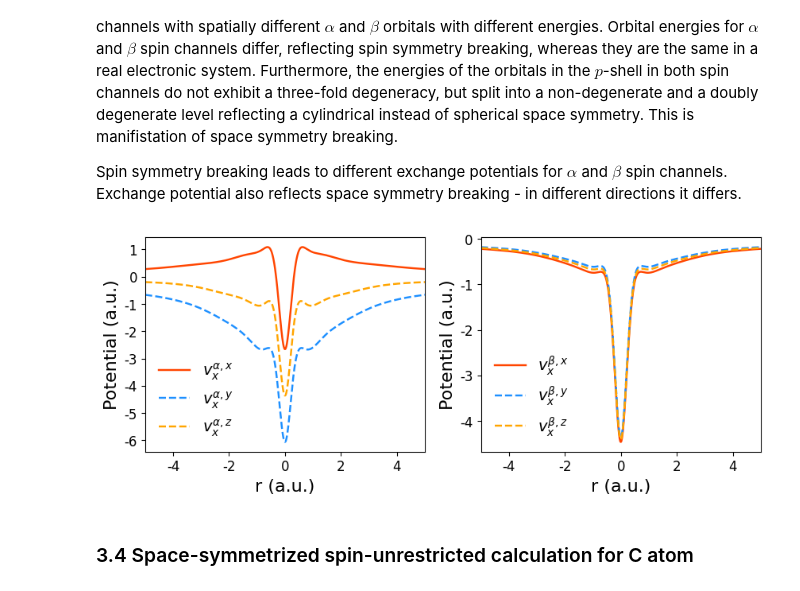
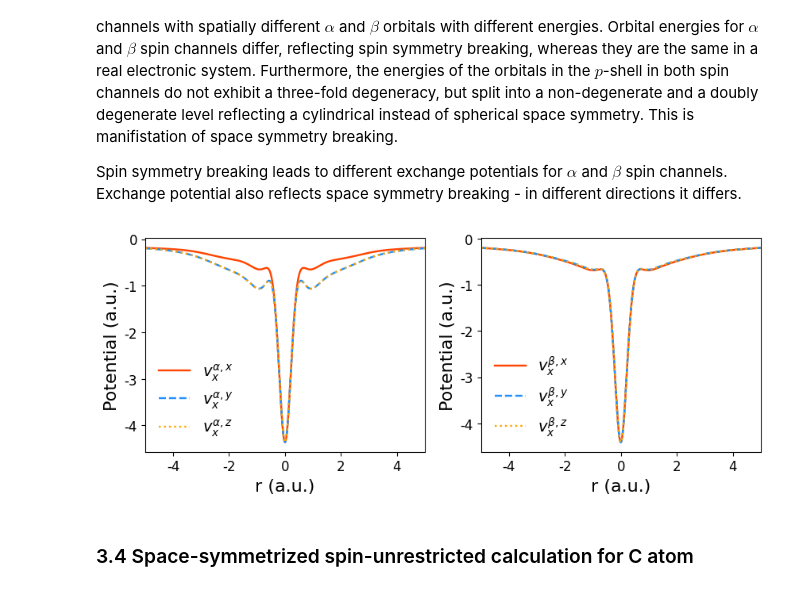
Before and after one commit to EgorTrushin/PyOEP, a Jupyter notebook: EXXOEP.ipynb, the cells around one changed output. Drawn from its saved outputs; the diff is of its cells as text; code cells hidden in the pictures.

```diff
--- a/EXXOEP.ipynb
+++ b/EXXOEP.ipynb
@@ -441,35 +446,38 @@ The electron configuration of C in its ground state is $1s^22s^22p^2$. There are
 Spin symmetry breaking leads to different exchange potentials for $\alpha$ and $\beta$ spin channels. Exchange potential also reflects space symmetry breaking - in different directions it differs.
 # %%
 coords_x = gen_coords_1d(-5.0, 5.0, 1000, mode="x")
-vx_on_grid_a_x = eval_pot(mf_oep.pmol, coords_x, mf_oep.vrest_oep_a + mf_oep.vref_oep_a)
-vx_on_grid_b_x = eval_pot(mf_oep.pmol, coords_x, mf_oep.vrest_oep_b + mf_oep.vref_oep_b)
+vcoul_on_grid_x = coulomb_potential_on_grid(mf_oep.pmol, coords_x)
+vx_on_grid_a_x = vcoul_on_grid_x @ (mf_oep.vrest_oep_a + mf_oep.vref_oep_a)
+vx_on_grid_b_x = vcoul_on_grid_x @ (mf_oep.vrest_oep_b + mf_oep.vref_oep_b)
 
 coords_y = gen_coords_1d(-5.0, 5.0, 1000, mode="y")
-vx_on_grid_a_y = eval_pot(mf_oep.pmol, coords_y, mf_oep.vrest_oep_a + mf_oep.vref_oep_a)
-vx_on_grid_b_y = eval_pot(mf_oep.pmol, coords_y, mf_oep.vrest_oep_b + mf_oep.vref_oep_b)
+vcoul_on_grid_y = coulomb_potential_on_grid(mf_oep.pmol, coords_y)
+vx_on_grid_a_y = vcoul_on_grid_y @ (mf_oep.vrest_oep_a + mf_oep.vref_oep_a)
+vx_on_grid_b_y = vcoul_on_grid_y @ (mf_oep.vrest_oep_b + mf_oep.vref_oep_b)
 
 coords_z = gen_coords_1d(-5.0, 5.0, 1000)
-vx_on_grid_a_z = eval_pot(mf_oep.pmol, coords_z, mf_oep.vrest_oep_a + mf_oep.vref_oep_a)
-vx_on_grid_b_z = eval_pot(mf_oep.pmol, coords_z, mf_oep.vrest_oep_b + mf_oep.vref_oep_b)
+vcoul_on_grid_z = coulomb_potential_on_grid(mf_oep.pmol, coords_z)
+vx_on_grid_a_z = vcoul_on_grid_z @ (mf_oep.vrest_oep_a + mf_oep.vref_oep_a)
+vx_on_grid_b_z = vcoul_on_grid_z @ (mf_oep.vrest_oep_b + mf_oep.vref_oep_b)
 
 fig, axs = plt.subplots(1, 2, figsize=(10, 3.5))
 axs[0].plot(coords_x[:, 0], vx_on_grid_a_x, color="orangered", label="$v_x^{\\alpha, x}$")
 axs[0].plot(coords_y[:, 1], vx_on_grid_a_y, "--", color="dodgerblue", label="$v_{x}^{\\alpha, y}$")
-axs[0].plot(coords_z[:, 2], vx_on_grid_a_z, "--", color="orange", label="$v_x^{\\alpha, z}$")
+axs[0].plot(coords_z[:, 2], vx_on_grid_a_z, ":", color="orange", label="$v_x^{\\alpha, z}$")
 axs[0].set_xlim(-5, 5)
 axs[0].set_ylabel("Potential (a.u.)", fontsize=16)
 axs[0].set_xlabel("r (a.u.)", fontsize=16)
 axs[0].legend(frameon=False)
 axs[1].plot(coords_x[:, 0], vx_on_grid_b_x, color="orangered", label="$v_{x}^{\\beta, x}$")
 axs[1].plot(coords_y[:, 1], vx_on_grid_b_y, "--", color="dodgerblue", label="$v_{x}^{\\beta, y}$")
-axs[1].plot(coords_z[:, 2], vx_on_grid_b_z, "--", color="orange", label="$v_x^{\\beta, z}$")
+axs[1].plot(coords_z[:, 2], vx_on_grid_b_z, ":", color="orange", label="$v_x^{\\beta, z}$")
 axs[1].set_xlim(-5, 5)
 axs[1].set_ylabel("Potential (a.u.)", fontsize=16)
 axs[1].set_xlabel("r (a.u.)", fontsize=16)
 axs[1].legend(frameon=False)
 plt.show()
 # %% [output]
-[figure, old version]
+[figure, new version]
 # %% [markdown]
 ### 3.4 Space-symmetrized spin-unrestricted calculation for C atom
 # %%
```
Also changed, not shown: parts of 19 cells of this notebook, 5 other files.
